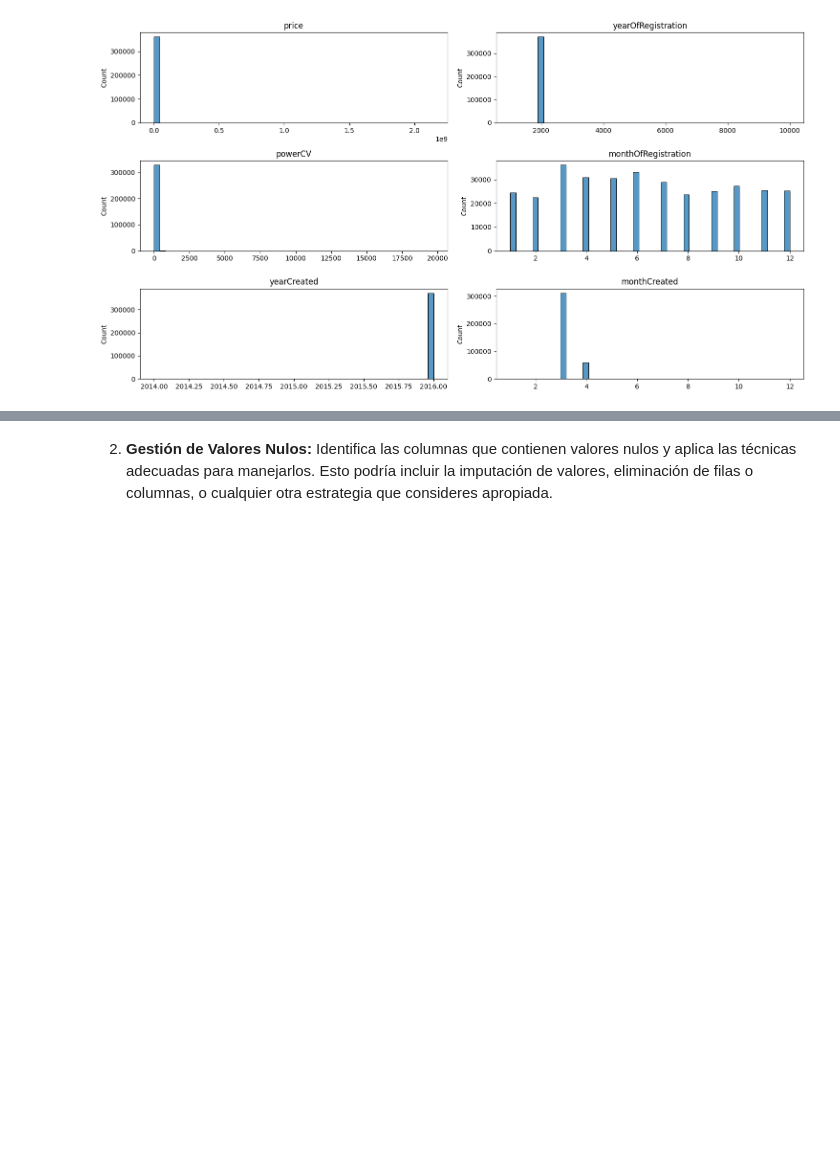
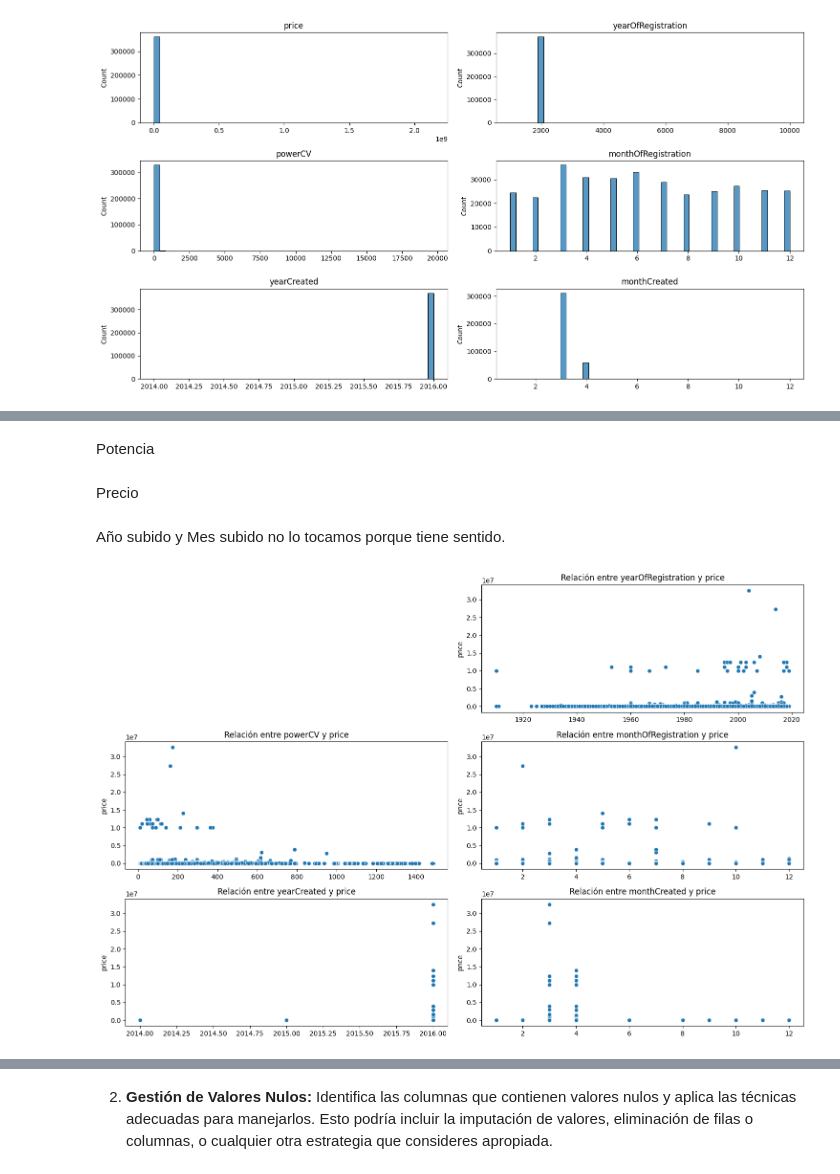
Before and after one commit to jgilsu11/laboratorio-modulo7-leccion01-eda-nulos, a Jupyter notebook: laboratorio-modulo7-leccion01-eda-nulos.ipynb, the cells around one changed output, grey strips where cells are left out. Drawn from its saved outputs; the diff is of its cells as text; code cells hidden in the pictures; blank space fills up the shorter version.

```diff
--- a/laboratorio-modulo7-leccion01-eda-nulos.ipynb
+++ b/laboratorio-modulo7-leccion01-eda-nulos.ipynb
@@ -314,0 +323,19 @@ f.plot_categoricas(df_copia, (15,8))
+# %%
+df_year_ilog= (df_autos["yearOfRegistration"] <1900) | (df_autos["yearOfRegistration"] >=2025)
+df_autos.loc[df_autos[df_year_ilog].index, "yearOfRegistration"] = np.nan
+# %% [markdown]
+Potencia
+# %%
+df_pot_ilog= (df_autos["powerCV"] <10) | (df_autos["powerCV"] >=1500)
+df_autos.loc[df_autos[df_pot_ilog].index, "powerCV"] = np.nan
+# %% [markdown]
+Precio
+# %%
+df_pre_ilog= (df_autos["price"] <0) | (df_autos["price"] >=50000000)
+df_autos.loc[df_autos[df_pre_ilog].index, "price"] = np.nan
+# %% [markdown]
+Año subido y Mes subido no lo tocamos porque tiene sentido.
+# %%
+f.relacion_dependiente_numericas(df_autos, "price", (15,10))
+# %% [output]
+[figure, added]
```
Also changed, not shown: parts of 33 cells of this notebook.
